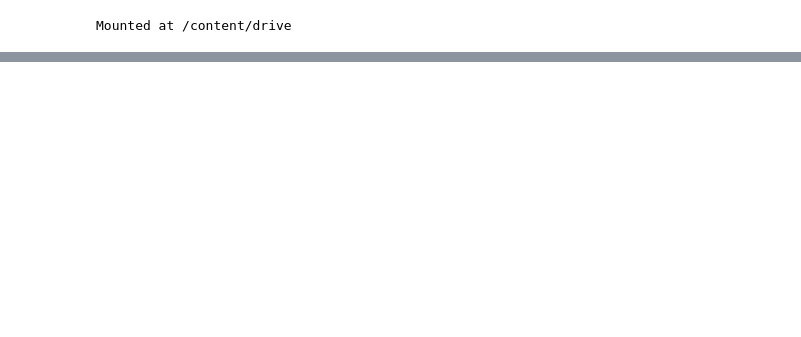
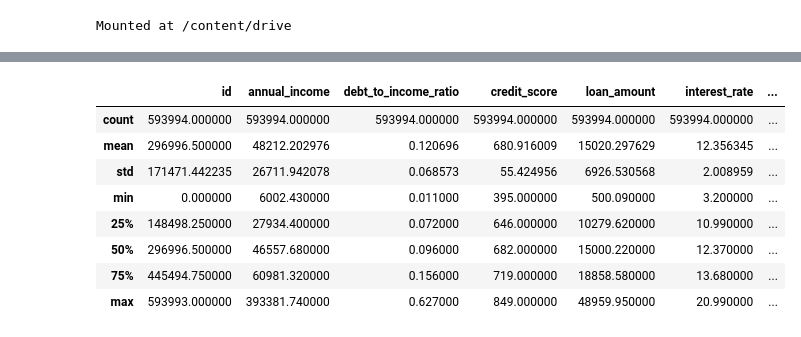
Before and after one commit to bababasbebebe/Kaggle-Predicting-Loan-Payback, a Jupyter notebook: main.ipynb, the cells around one changed output, grey strips where cells are left out. Cells and saved outputs as stored; diff of their text form; code cells hidden in the pictures; blank space fills up the shorter version.

```diff
--- a/main.ipynb
+++ b/main.ipynb
@@ -25,0 +50,13 @@ train_df.head(10)
+# %%
+stats = train_df.describe()
+stats
+# %% [output]
+|  | id | annual_income | debt_to_income_ratio | credit_score | loan_amount | interest_rate | ... |
+| count | 593994.000000 | 593994.000000 | 593994.000000 | 593994.000000 | 593994.000000 | 593994.000000 | ... |
+| mean | 296996.500000 | 48212.202976 | 0.120696 | 680.916009 | 15020.297629 | 12.356345 | ... |
+| std | 171471.442235 | 26711.942078 | 0.068573 | 55.424956 | 6926.530568 | 2.008959 | ... |
+| min | 0.000000 | 6002.430000 | 0.011000 | 395.000000 | 500.090000 | 3.200000 | ... |
+| 25% | 148498.250000 | 27934.400000 | 0.072000 | 646.000000 | 10279.620000 | 10.990000 | ... |
+| 50% | 296996.500000 | 46557.680000 | 0.096000 | 682.000000 | 15000.220000 | 12.370000 | ... |
+| 75% | 445494.750000 | 60981.320000 | 0.156000 | 719.000000 | 18858.580000 | 13.680000 | ... |
+| max | 593993.000000 | 393381.740000 | 0.627000 | 849.000000 | 48959.950000 | 20.990000 | ... |
```
Also changed, not shown: parts of 5 cells of this notebook.
